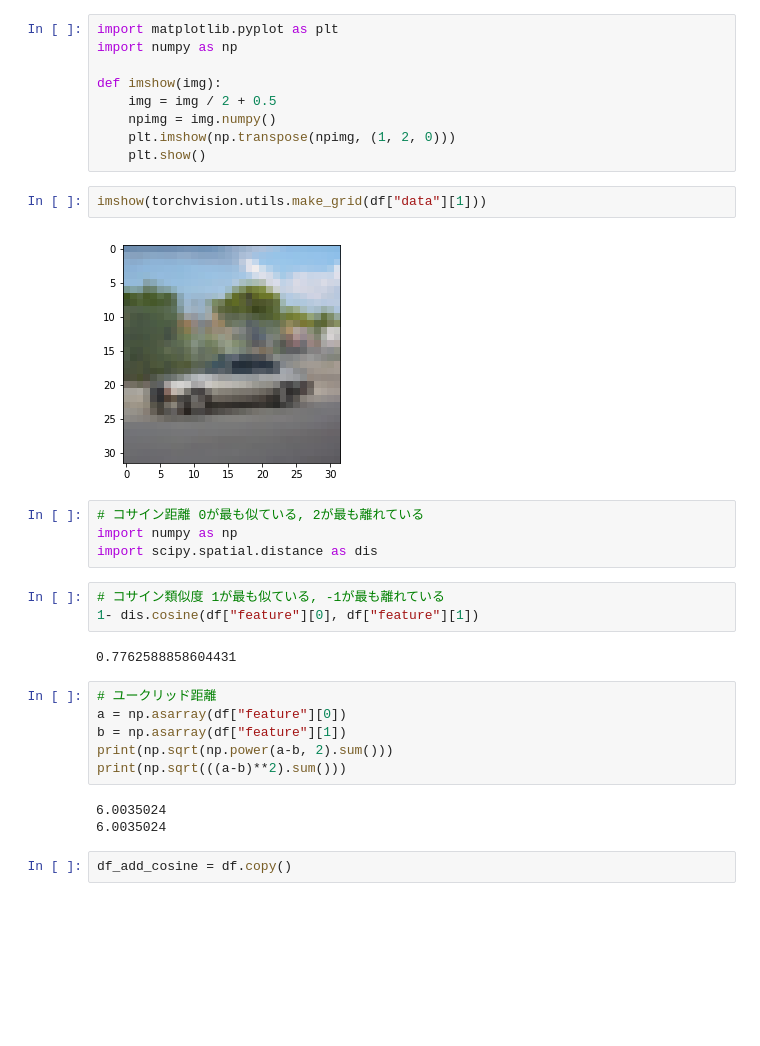
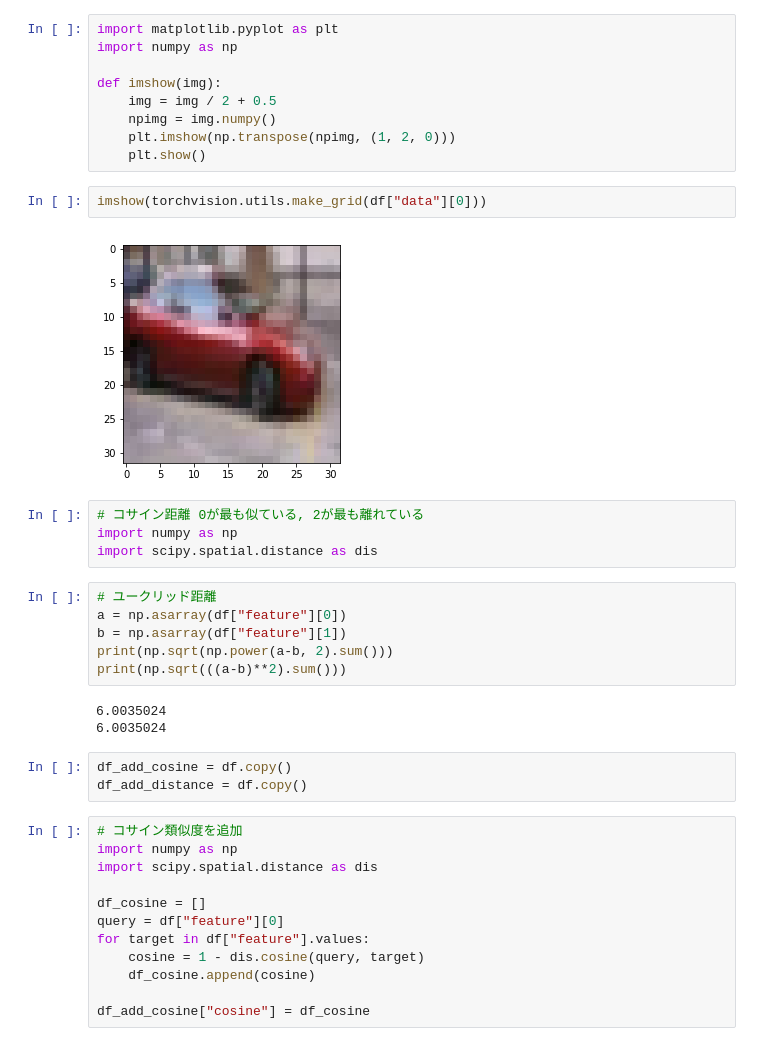
Before and after one commit to takitaki7474/m2-research-prototype, a Jupyter notebook: notebook/feature_selection.ipynb, the cells around one changed output. Cells and saved outputs as stored; diff of their text form; blank space fills up the shorter version.

```diff
--- a/notebook/feature_selection.ipynb
+++ b/notebook/feature_selection.ipynb
@@ -160,18 +160,13 @@ def imshow(img):
     plt.imshow(np.transpose(npimg, (1, 2, 0)))
     plt.show()
 # %%
-imshow(torchvision.utils.make_grid(df["data"][1]))
+imshow(torchvision.utils.make_grid(df["data"][0]))
 # %% [output]
-[figure, old version]
+[figure, new version]
 # %%
 # コサイン距離 0が最も似ている, 2が最も離れている
 import numpy as np
 import scipy.spatial.distance as dis
-# %%
-# コサイン類似度 1が最も似ている, -1が最も離れている
-1- dis.cosine(df["feature"][0], df["feature"][1])
-# %% [output]
-0.7762588858604431
 # %%
 # ユークリッド距離
 a = np.asarray(df["feature"][0])
@@ -183,3 +178,16 @@ print(np.sqrt(((a-b)**2).sum()))
 6.0035024
 # %%
 df_add_cosine = df.copy()
+df_add_distance = df.copy()
+# %%
+# コサイン類似度を追加
+import numpy as np
+import scipy.spatial.distance as dis
+
+df_cosine = []
+query = df["feature"][0]
+for target in df["feature"].values:
+    cosine = 1 - dis.cosine(query, target)
+    df_cosine.append(cosine)
+
+df_add_cosine["cosine"] = df_cosine
```
Also changed, not shown: parts of 6 cells of this notebook.
